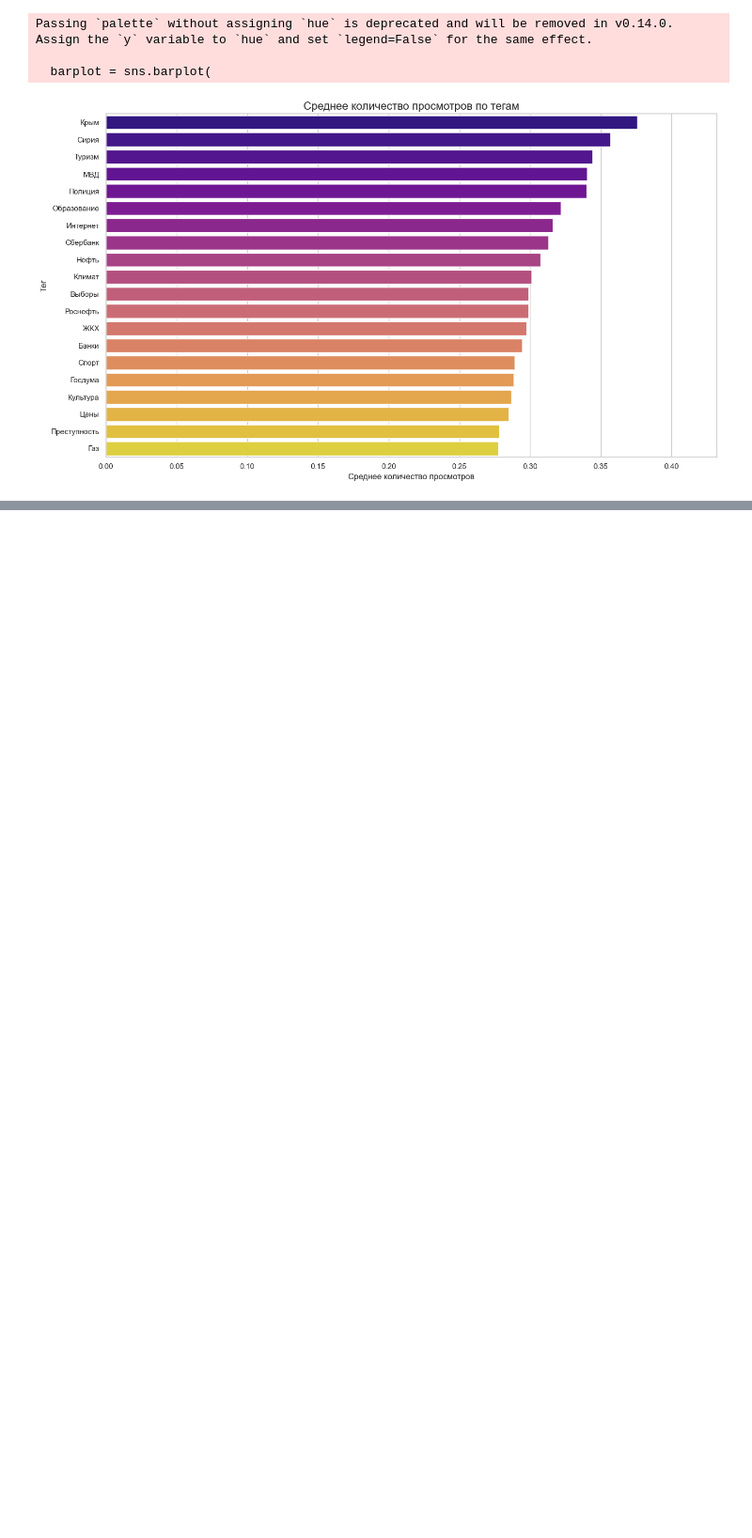
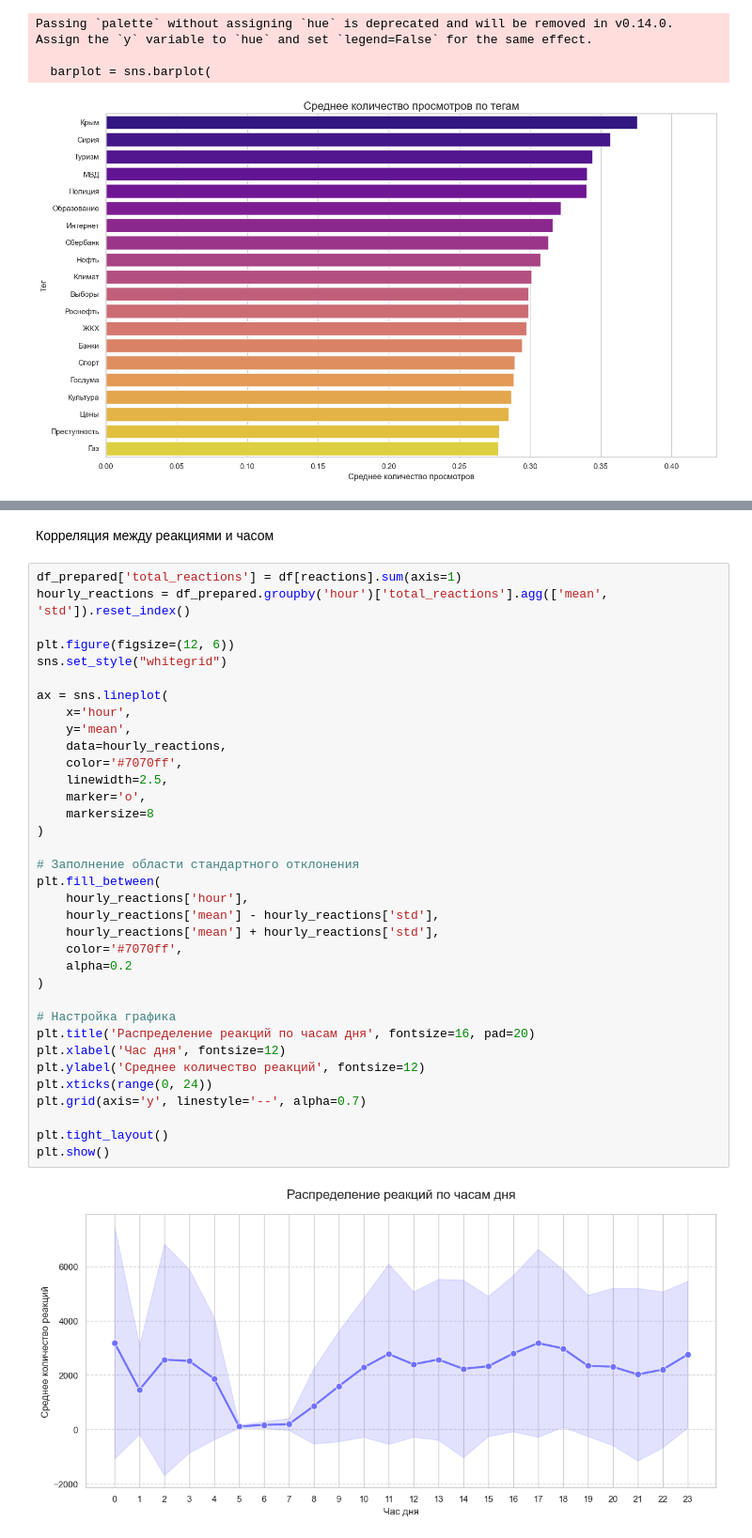
Before and after one commit to Enotta/scraping-api, a Jupyter notebook: EDA.ipynb, the cells around one changed output, grey strips where cells are left out. Shown at 94% size. Drawn from its saved outputs; the diff is of its cells as text; blank space fills up the shorter version.

```diff
--- a/EDA.ipynb
+++ b/EDA.ipynb
@@ -678,0 +716,39 @@ Passing `palette` without assigning `hue` is deprecated and will be removed in v
+# %% [markdown]
+Корреляция между реакциями и часом
+# %%
+df_prepared['total_reactions'] = df[reactions].sum(axis=1)
+hourly_reactions = df_prepared.groupby('hour')['total_reactions'].agg(['mean', 'std']).reset_index()
+
+plt.figure(figsize=(12, 6))
+sns.set_style("whitegrid")
+
+ax = sns.lineplot(
+    x='hour',
+    y='mean',
+    data=hourly_reactions,
+    color='#7070ff',
+    linewidth=2.5,
+    marker='o',
+    markersize=8
+)
+
+# Заполнение области стандартного отклонения
+plt.fill_between(
+    hourly_reactions['hour'],
+    hourly_reactions['mean'] - hourly_reactions['std'],
+    hourly_reactions['mean'] + hourly_reactions['std'],
+    color='#7070ff',
+    alpha=0.2
+)
+
+# Настройка графика
+plt.title('Распределение реакций по часам дня', fontsize=16, pad=20)
+plt.xlabel('Час дня', fontsize=12)
+plt.ylabel('Среднее количество реакций', fontsize=12)
+plt.xticks(range(0, 24))
+plt.grid(axis='y', linestyle='--', alpha=0.7)
+
+plt.tight_layout()
+plt.show()
+# %% [output]
+[figure, added]
```
Also changed, not shown: parts of 2 cells of this notebook.
